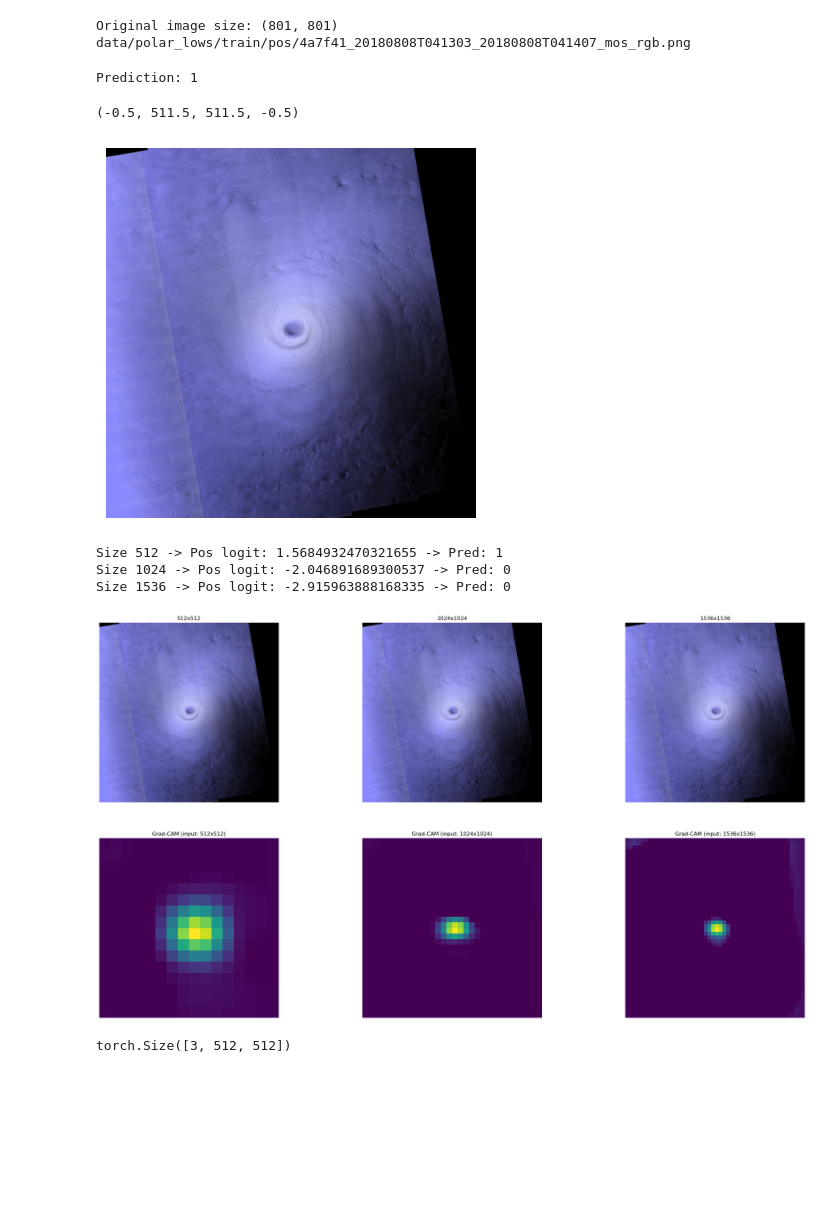
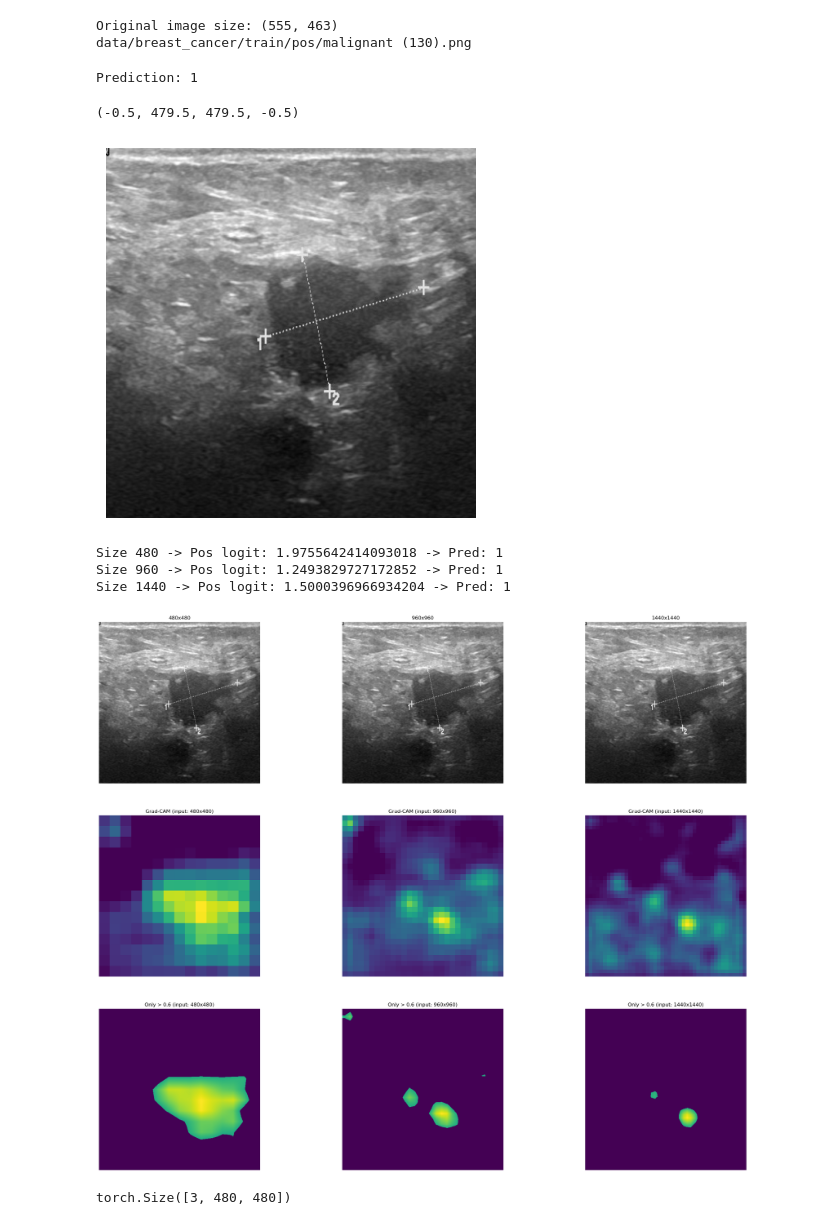
Before and after one commit to andrea-federici/wsss-polar-low-pseudolabels, a Jupyter notebook: doc/notebooks/gradcam_activations_compar.ipynb, the cells around one changed output. Cells and saved outputs as stored; diff of their text form; code cells hidden in the pictures; blank space fills up the shorter version.

Commit message:
added new dataset support

```diff
--- a/doc/notebooks/gradcam_activations_compar.ipynb
+++ b/doc/notebooks/gradcam_activations_compar.ipynb
@@ -31,12 +31,26 @@ model = Xception(num_classes=2)
 model.load_state_dict(new_state)
 model.eval();
 # model.cuda()
+# %%
+# Settings
+# dataset = "pl"
+dataset = "cancer"
+
+assert dataset in ["pl", "cancer"], "Wrong dataset name"
+
+if dataset == "pl":
+    train_dir = "data/polar_lows/train"
+    train_size = 512
+    mean = [0.2872, 0.2872, 0.4595]
+    std = [0.1806, 0.1806, 0.2621]
+    sizes = [512, 1024, 1536]
+elif dataset == "cancer":
+    train_dir = "data/breast_cancer/train"
+    train_size = 480
+    mean = [0.3289, 0.3288, 0.3288]
+    std = [0.2201, 0.2201, 0.2201]
+    sizes = [480, 480*2, 480*3]
 # %%
-train_size = 512
-mean = [0.2872, 0.2872, 0.4595]
-std = [0.1806, 0.1806, 0.2621]
-mean = [0.5, 0.5, 0.5]
-std = [0.5, 0.5, 0.5]
 aug_config = aug.AugConfig(
     resize_width = train_size,
     resize_height = train_size,
@@ -48,9 +62,8 @@ val_compose = aug.to_compose(aug_config, stage="val")
 # %%
 use_path = False
 if use_path:
-    img_path = "data/polar_lows/train/pos/0aa613_20181003T134110_20181003T134210_mos_rgb.png"
+    img_path = os.path.join(train_dir, "pos/benign (6).png")
 else:
-    train_dir = "data/polar_lows/train"
     category = "pos"  # random.choice(['pos', 'neg'])
     chosen_image = random.choice(os.listdir(root / os.path.join(train_dir, category)))
     img_path = os.path.join(train_dir, category, chosen_image)
@@ -60,8 +73,8 @@ print(f"Original image size: {img.size}")
 print(img_path)
 # img_tens.shape
 # %% [output]
-Original image size: (801, 801)
-data/polar_lows/train/pos/4a7f41_20180808T041303_20180808T041407_mos_rgb.png
+Original image size: (555, 463)
+data/breast_cancer/train/pos/malignant (130).png
 # %%
 with torch.no_grad():
     print("Prediction:", torch.argmax(model(img_tens)).item())
@@ -71,16 +84,13 @@ Prediction: 1
 plt.imshow(ip.normalize_image_to_range(img_tens.squeeze(0).permute(1, 2, 0).cpu().numpy()))
 plt.axis("off")
 # %% [output]
-(-0.5, 511.5, 511.5, -0.5)
+(-0.5, 479.5, 479.5, -0.5)
-[figure, old version]
+[figure, new version]
 # %%
-# sizes = [480, 544, 608]
-sizes = [512, 1024, 1536]
-
 resized_heatmaps = []
 resized_heatmaps_bil = []
 ncols = len(sizes)
-nrows = 2
+nrows = 3
 fig, ax = plt.subplots(nrows, ncols, figsize=(10*ncols, nrows*8))
 for i, s in enumerate(sizes):
     aug_config = aug.AugConfig(
@@ -99,46 +109,48 @@ for i, s in enumerate(sizes):
         translate = [s*0.2, s*0.2]
         img_tens = TF.affine(
             img_tens,
             angle = angle,
             translate = translate,
             scale = 1.0,
             shear = [0.0, 0.0]
         )
 
     logits = model(img_tens)[0]
     logit_pos = logits[1].item()
     pred = torch.argmax(logits).item()
     print(f"Size {s} -> Pos logit: {logit_pos} -> Pred: {pred}")
     heatmap = gc.generate_heatmap(model, img_tens, target_class=1)
     ax[0, i].imshow(
         ip.normalize_image_to_range(img_tens.squeeze(0).permute(1, 2, 0).cpu().numpy())
     )
     ax[0, i].set_title(f"{s}x{s}")
     ax[0, i].axis("off")
 
     ax[1, i].imshow(heatmap)
     ax[1, i].axis("off")
     ax[1, i].set_title(f"Grad-CAM (input: {s}x{s})")
 
-    resized_heatmap = F.interpolate(
-        heatmap.unsqueeze(0).unsqueeze(0), size=(train_size, train_size), mode="nearest", antialias=False
-    ).squeeze(0).squeeze(0)
     resized_heatmap_bil = F.interpolate(
         heatmap.unsqueeze(0).unsqueeze(0), size=(train_size, train_size), mode="bilinear", antialias=False
     ).squeeze(0).squeeze(0)
-    resized_heatmaps.append(resized_heatmap)
-    resized_heatmaps_bil.append(resized_heatmap_bil)
+    min_thr = 0.6
+    thr_heatmap = resized_heatmap_bil * (resized_heatmap_bil > min_thr).float()
+
+    ax[2, i].imshow(thr_heatmap)
+    ax[2, i].axis("off")
+    ax[2, i].set_title(f"Only > {min_thr} (input: {s}x{s})")
+
+    resized_heatmaps_bil.append(thr_heatmap)
     # ax[2, i].imshow(resized_heatmap_bil)
     # ax[2, i].set_title("Resized to 512x512 (Bilinear int.)")
 # %% [output]
-Size 512 -> Pos logit: 1.5684932470321655 -> Pred: 1
-Size 1024 -> Pos logit: -2.046891689300537 -> Pred: 0
-Size 1536 -> Pos logit: -2.915963888168335 -> Pred: 0
+Size 480 -> Pos logit: 1.9755642414093018 -> Pred: 1
+Size 960 -> Pos logit: 1.2493829727172852 -> Pred: 1
+Size 1440 -> Pos logit: 1.5000396966934204 -> Pred: 1
-[figure, old version]
+[figure, new version]
 # %%
-H = torch.stack(resized_heatmaps, dim=0)
 H_bil = torch.stack(resized_heatmaps_bil, dim=0)
 H_bil.shape
 # %% [output]
-torch.Size([3, 512, 512])
+torch.Size([3, 480, 480])
 # %%
```
Also changed, not shown: parts of 5 cells of this notebook, 10 other files.
